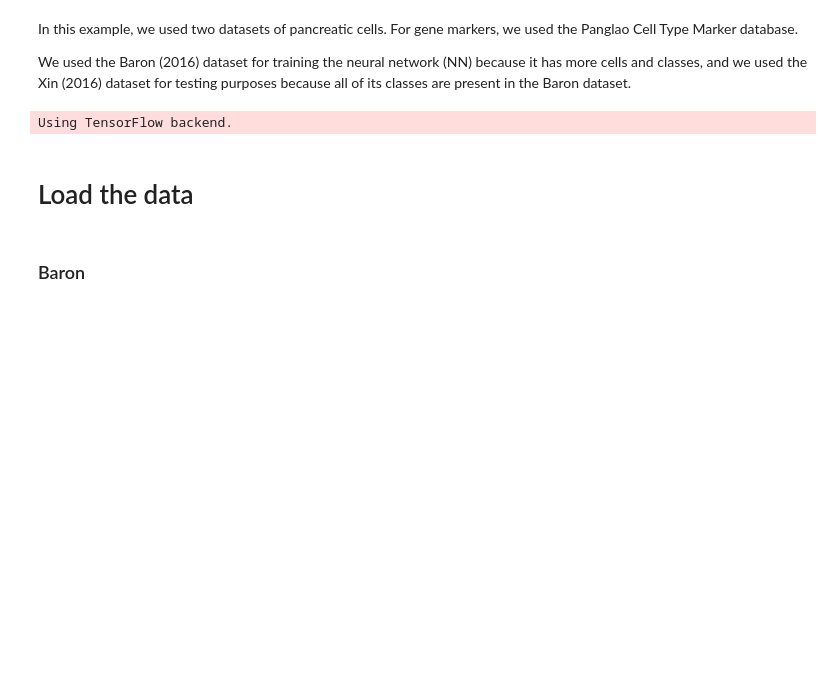
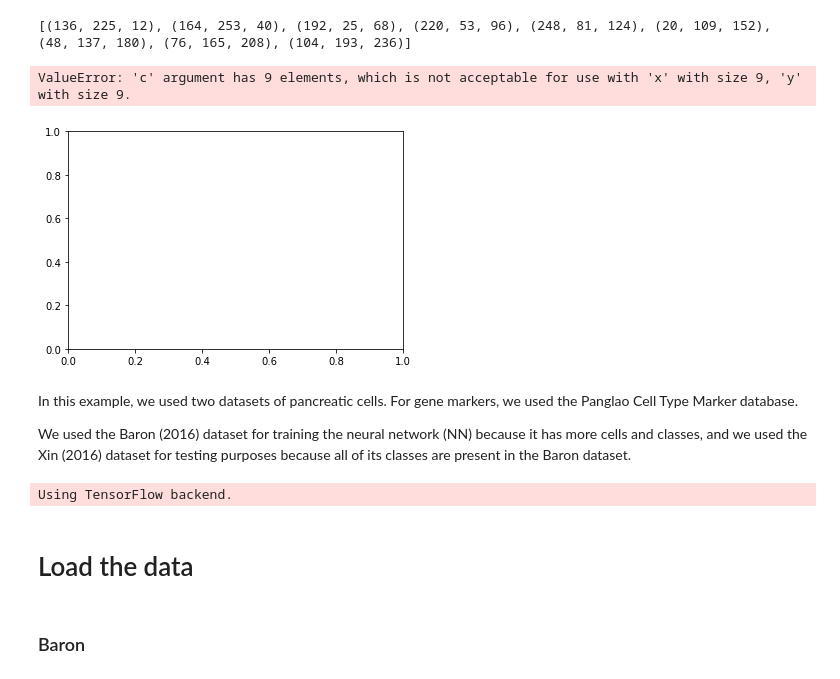
Before and after one commit to LongarMD/MarkerGenes, a Jupyter notebook: Example.ipynb, the cells around one changed output. Drawn from its saved outputs; the diff is of its cells as text; code cells hidden in the pictures; blank space fills up the shorter version.

Commit message:
Fixes plot legend colours

```diff
--- a/Example.ipynb
+++ b/Example.ipynb
@@ -1,3 +1,10 @@
+# %%
+col = saly.get_label_colours(baron_labels)
+saly.plot_label_colours(col)
+# %% [output]
+[(136, 225, 12), (164, 253, 40), (192, 25, 68), (220, 53, 96), (248, 81, 124), (20, 109, 152), (48, 137, 180), (76, 165, 208), (104, 193, 236)]
+ValueError: 'c' argument has 9 elements, which is not acceptable for use with 'x' with size 9, 'y' with size 9.
+[figure, added]
 # %%
 import tensorflow as tf
 tf.logging.set_verbosity(tf.logging.ERROR)
```
Also changed, not shown: parts of 1 cell of this notebook, 2 other files.
